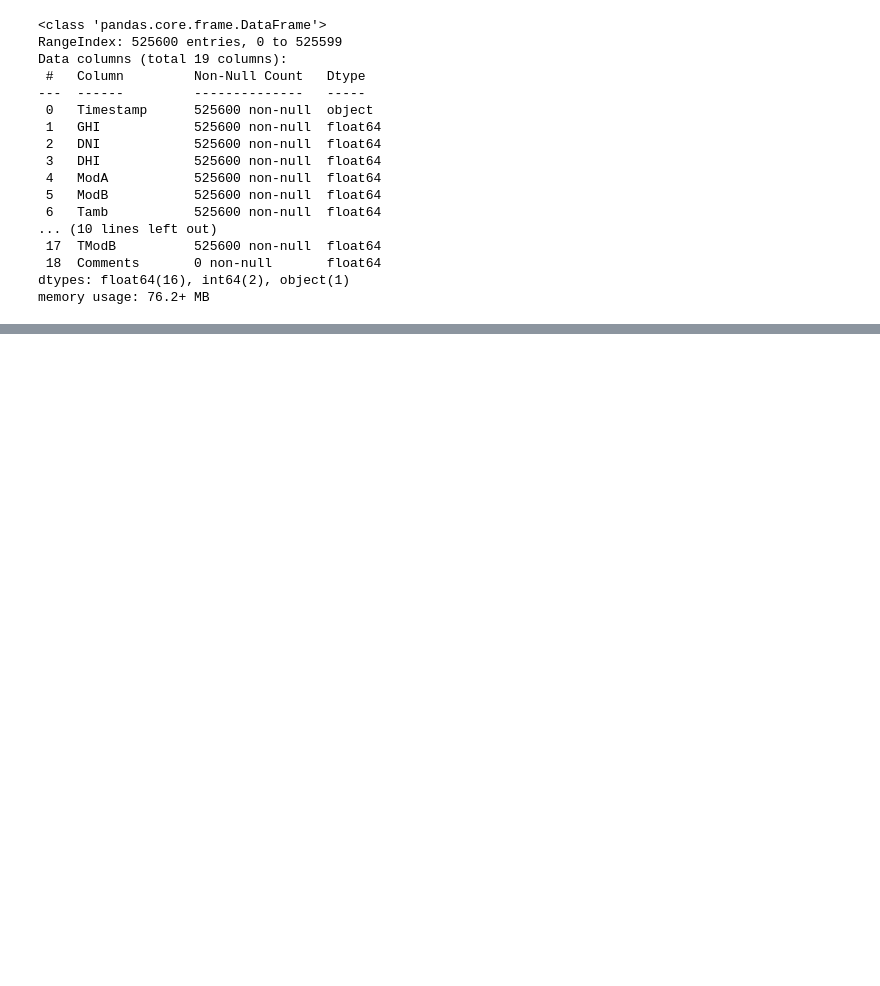
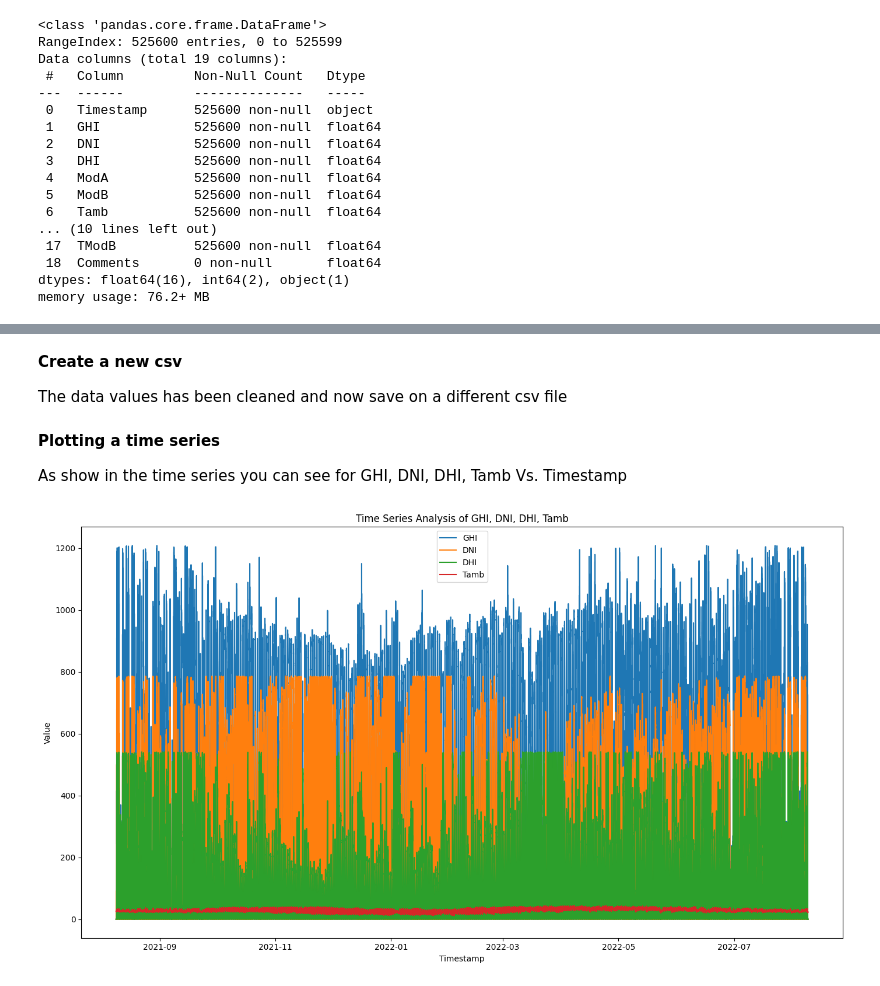
Before and after one commit to mikek1337/solar-challenge-week0, a Jupyter notebook: notebooks/benin_eda.ipynb, the cells around one changed output, grey strips where cells are left out. Drawn from its saved outputs; the diff is of its cells as text; code cells hidden in the pictures; blank space fills up the shorter version.

```diff
--- a/notebooks/benin_eda.ipynb
+++ b/notebooks/benin_eda.ipynb
@@ -91,4 +135,14 @@ after_clean_report
+# %% [markdown]
+**Create a new csv**
+
+The data values has been cleaned and now save on a different csv file
 # %%
 cleaned_data.to_csv(f"../data/benin_clean.csv")
+# %% [markdown]
+**Plotting a time series**
+
+As show in the time series you can see for GHI, DNI, DHI, Tamb Vs. Timestamp
 # %%
-plot_time_series(cleaned_data, target_cols)
+plot_time_series(cleaned_data)
+# %% [output]
+[figure, added]
```
Also changed, not shown: parts of 18 cells of this notebook, 4 other files.
